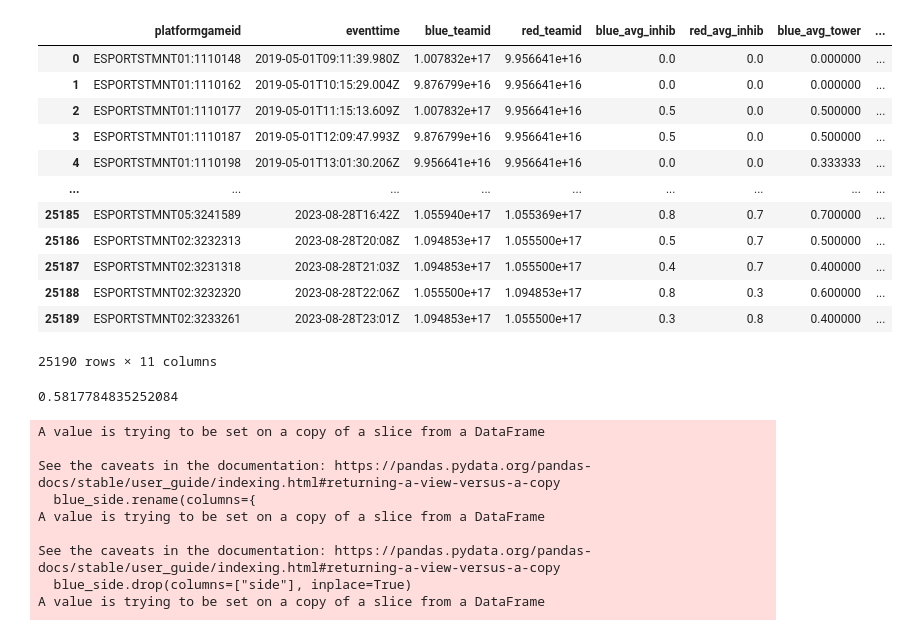
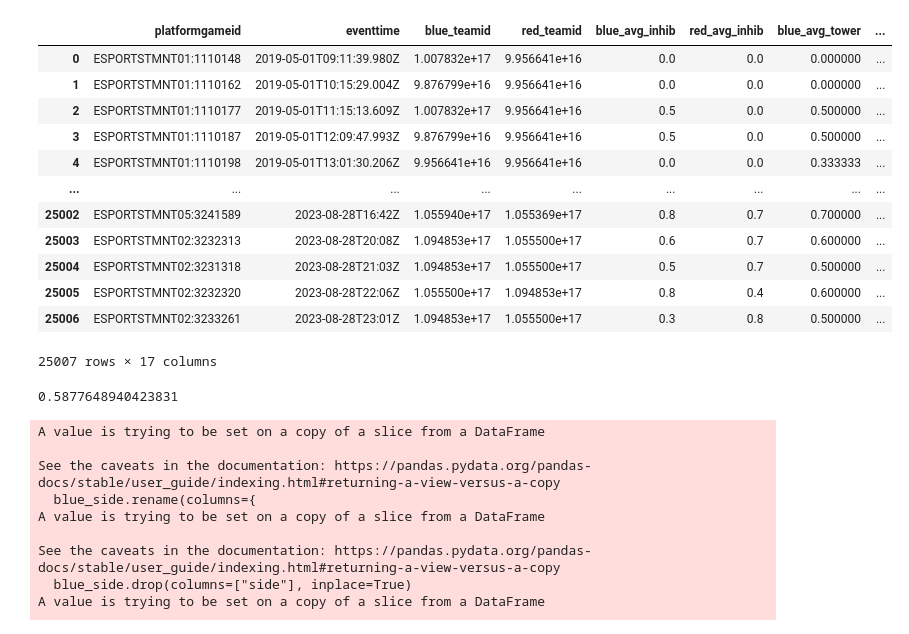
Before and after one commit to JanWen/gnar_score, a Jupyter notebook: csv/rolling.ipynb, the cells around one changed output. Cells and saved outputs as stored; diff of their text form; code cells hidden in the pictures.

```diff
--- a/csv/rolling.ipynb
+++ b/csv/rolling.ipynb
@@ -63,12 +63,18 @@ for _, row in df.iterrows():
             "first_inhib": [0],
             "first_tower": [0],
             "first_kill": [0],
+            "shutdown_held": [0],
+            "shutdown_collected": [0],
+            "shutdown_converted": [0],
         }
     if row["red_teamid"] not in team_stats:
         team_stats[row["red_teamid"]] = {
             "first_inhib": [0],
             "first_tower": [0],
             "first_kill": [0],
+            "shutdown_held": [0],
+            "shutdown_collected": [0],
+            "shutdown_converted": [0],
         }
 
 
@@ -77,39 +83,54 @@ for _, row in df.iterrows():
         "eventtime": row["eventtime"],
         "blue_teamid": row["blue_teamid"],
         "red_teamid": row["red_teamid"],
         "blue_avg_inhib": sum(team_stats[row["blue_teamid"]]["first_inhib"]) / len(team_stats[row["blue_teamid"]]["first_inhib"]),
         "red_avg_inhib": sum(team_stats[row["red_teamid"]]["first_inhib"]) / len(team_stats[row["red_teamid"]]["first_inhib"]),
         "blue_avg_tower": sum(team_stats[row["blue_teamid"]]["first_tower"]) / len(team_stats[row["blue_teamid"]]["first_tower"]),
         "red_avg_tower": sum(team_stats[row["red_teamid"]]["first_tower"]) / len(team_stats[row["red_teamid"]]["first_tower"]),
         "blue_avg_kill": sum(team_stats[row["blue_teamid"]]["first_kill"]) / len(team_stats[row["blue_teamid"]]["first_kill"]),
         "red_avg_kill": sum(team_stats[row["red_teamid"]]["first_kill"]) / len(team_stats[row["red_teamid"]]["first_kill"]),
+        "blue_avg_shutdown_held": sum(team_stats[row["blue_teamid"]]["shutdown_held"]) / len(team_stats[row["blue_teamid"]]["shutdown_held"]),
+        "red_avg_shutdown_held": sum(team_stats[row["red_teamid"]]["shutdown_held"]) / len(team_stats[row["red_teamid"]]["shutdown_held"]),
+        "blue_avg_shutdown_collected": sum(team_stats[row["blue_teamid"]]["shutdown_collected"]) / len(team_stats[row["blue_teamid"]]["shutdown_collected"]),
+        "red_avg_shutdown_collected": sum(team_stats[row["red_teamid"]]["shutdown_collected"]) / len(team_stats[row["red_teamid"]]["shutdown_collected"]),
+        "blue_avg_shutdown_converted": sum(team_stats[row["blue_teamid"]]["shutdown_converted"]) / len(team_stats[row["blue_teamid"]]["shutdown_converted"]),
+        "red_avg_shutdown_converted": sum(team_stats[row["red_teamid"]]["shutdown_converted"]) / len(team_stats[row["red_teamid"]]["shutdown_converted"]),
     })
+
+    team_stats[row["blue_teamid"]]["shutdown_held"].append(row["blue_team_shutdown"])
+    team_stats[row["red_teamid"]]["shutdown_held"].append(row["red_team_shutdown"])
+
+    team_stats[row["blue_teamid"]]["shutdown_collected"].append(row["blue_shutdown_collected"])
+    team_stats[row["red_teamid"]]["shutdown_collected"].append(row["red_shutdown_collected"])
+
+    team_stats[row["blue_teamid"]]["shutdown_converted"].append(row["blue_shutdown_converted"])
+    team_stats[row["red_teamid"]]["shutdown_converted"].append(row["red_shutdown_converted"])
 
     avg_for("killerteamid_inhib", "first_inhib")
     avg_for("killerteamid_tower", "first_tower")
     avg_for("killerteamid_kill", "first_kill")
 
 
 
 new_df = pd.DataFrame(new_df)
 
 wins = pd.read_csv("sql/wins.csv")
 new_df = new_df.merge(wins, on="platformgameid")
 display(new_df)
 # %% [output]
 |  | platformgameid | eventtime | blue_teamid | red_teamid | blue_avg_inhib | red_avg_inhib | blue_avg_tower | ... |
 | 0 | ESPORTSTMNT01:1110148 | 2019-05-01T09:11:39.980Z | 1.007832e+17 | 9.956641e+16 | 0.0 | 0.0 | 0.000000 | ... |
 | 1 | ESPORTSTMNT01:1110162 | 2019-05-01T10:15:29.004Z | 9.876799e+16 | 9.956641e+16 | 0.0 | 0.0 | 0.000000 | ... |
 | 2 | ESPORTSTMNT01:1110177 | 2019-05-01T11:15:13.609Z | 1.007832e+17 | 9.956641e+16 | 0.5 | 0.0 | 0.500000 | ... |
 | 3 | ESPORTSTMNT01:1110187 | 2019-05-01T12:09:47.993Z | 9.876799e+16 | 9.956641e+16 | 0.5 | 0.0 | 0.500000 | ... |
 | 4 | ESPORTSTMNT01:1110198 | 2019-05-01T13:01:30.206Z | 9.956641e+16 | 9.956641e+16 | 0.0 | 0.0 | 0.333333 | ... |
 | ... | ... | ... | ... | ... | ... | ... | ... | ... |
-| 25185 | ESPORTSTMNT05:3241589 | 2023-08-28T16:42Z | 1.055940e+17 | 1.055369e+17 | 0.8 | 0.7 | 0.700000 | ... |
-| 25186 | ESPORTSTMNT02:3232313 | 2023-08-28T20:08Z | 1.094853e+17 | 1.055500e+17 | 0.5 | 0.7 | 0.500000 | ... |
-| 25187 | ESPORTSTMNT02:3231318 | 2023-08-28T21:03Z | 1.094853e+17 | 1.055500e+17 | 0.4 | 0.7 | 0.400000 | ... |
-| 25188 | ESPORTSTMNT02:3232320 | 2023-08-28T22:06Z | 1.055500e+17 | 1.094853e+17 | 0.8 | 0.3 | 0.600000 | ... |
-| 25189 | ESPORTSTMNT02:3233261 | 2023-08-28T23:01Z | 1.094853e+17 | 1.055500e+17 | 0.3 | 0.8 | 0.400000 | ... |
+| 25002 | ESPORTSTMNT05:3241589 | 2023-08-28T16:42Z | 1.055940e+17 | 1.055369e+17 | 0.8 | 0.7 | 0.700000 | ... |
+| 25003 | ESPORTSTMNT02:3232313 | 2023-08-28T20:08Z | 1.094853e+17 | 1.055500e+17 | 0.6 | 0.7 | 0.600000 | ... |
+| 25004 | ESPORTSTMNT02:3231318 | 2023-08-28T21:03Z | 1.094853e+17 | 1.055500e+17 | 0.5 | 0.7 | 0.500000 | ... |
+| 25005 | ESPORTSTMNT02:3232320 | 2023-08-28T22:06Z | 1.055500e+17 | 1.094853e+17 | 0.8 | 0.4 | 0.600000 | ... |
+| 25006 | ESPORTSTMNT02:3233261 | 2023-08-28T23:01Z | 1.094853e+17 | 1.055500e+17 | 0.3 | 0.8 | 0.500000 | ... |
-25190 rows × 11 columns
+25007 rows × 17 columns
 # %%
 from sklearn.metrics import accuracy_score
 from sklearn.model_selection import train_test_split
@@ -126,7 +147,7 @@ predictive_labels = gnb.predict(X_test)
 # print(predictive_labels)
 print(accuracy_score(y_test, predictive_labels))
 # %% [output]
-0.5817784835252084
+0.5877648940423831
 # %%
 
 rolling_kd = pd.read_csv("sql/kd_rolling_avg.csv")
```
Also changed, not shown: parts of 9 cells of this notebook, 8 other files.
